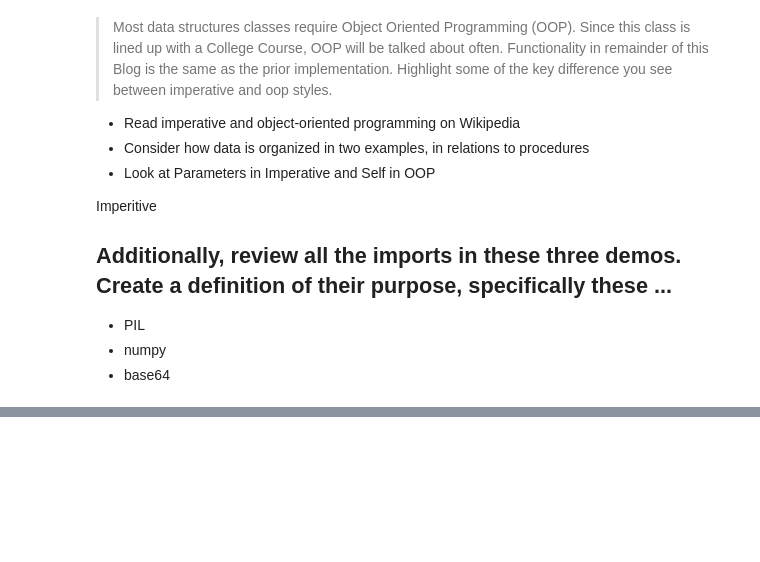
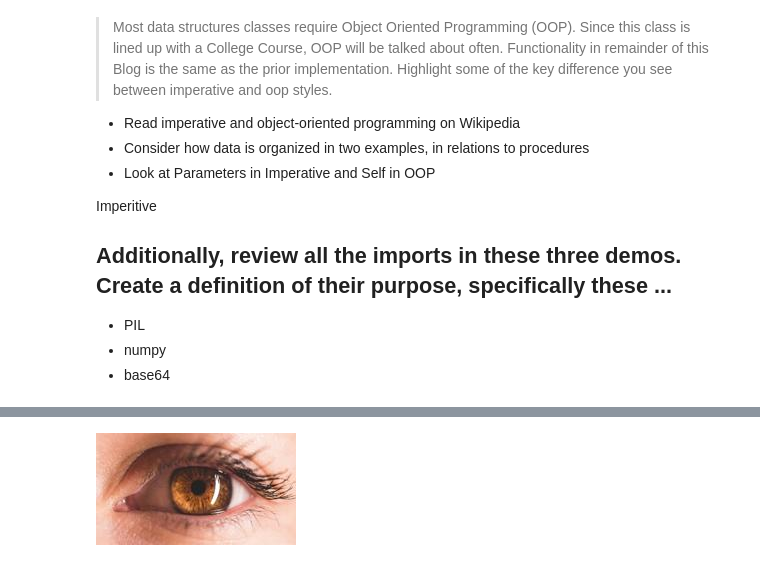
Before and after one commit to jiya-sav/jiya_repository, a Jupyter notebook: _notebooks/2023-03-07-AP-unit2-2.ipynb, the cells around one changed output, grey strips where cells are left out. Saved outputs shown, nothing was run; the diff lists cells and outputs as text; code cells hidden in the pictures; blank space fills up the shorter version.

Commit message:
2.2-2.3 notebooks

```diff
--- a/_notebooks/2023-03-07-AP-unit2-2.ipynb
+++ b/_notebooks/2023-03-07-AP-unit2-2.ipynb
@@ -464,0 +537,20 @@ ModuleNotFoundError: No module named 'PIL'
+# %%
+from PIL import Image
+import io
+import IPython.display as display
+
+# Load the image
+img = Image.open('images/lossyeye.jpg')
+
+# Resize the image
+width, height = img.size
+new_width = 200
+new_height = height // 4
+resized_img = img.resize((new_width, new_height))
+
+# Display the resized image in Jupyter notebook
+img_bytes = io.BytesIO()
+resized_img.save(img_bytes, format='JPEG')
+display.display(display.Image(data=img_bytes.getvalue()))
+# %% [output]
+[figure, added]
```
Also changed, not shown: parts of 9 cells of this notebook, 12 other files.
